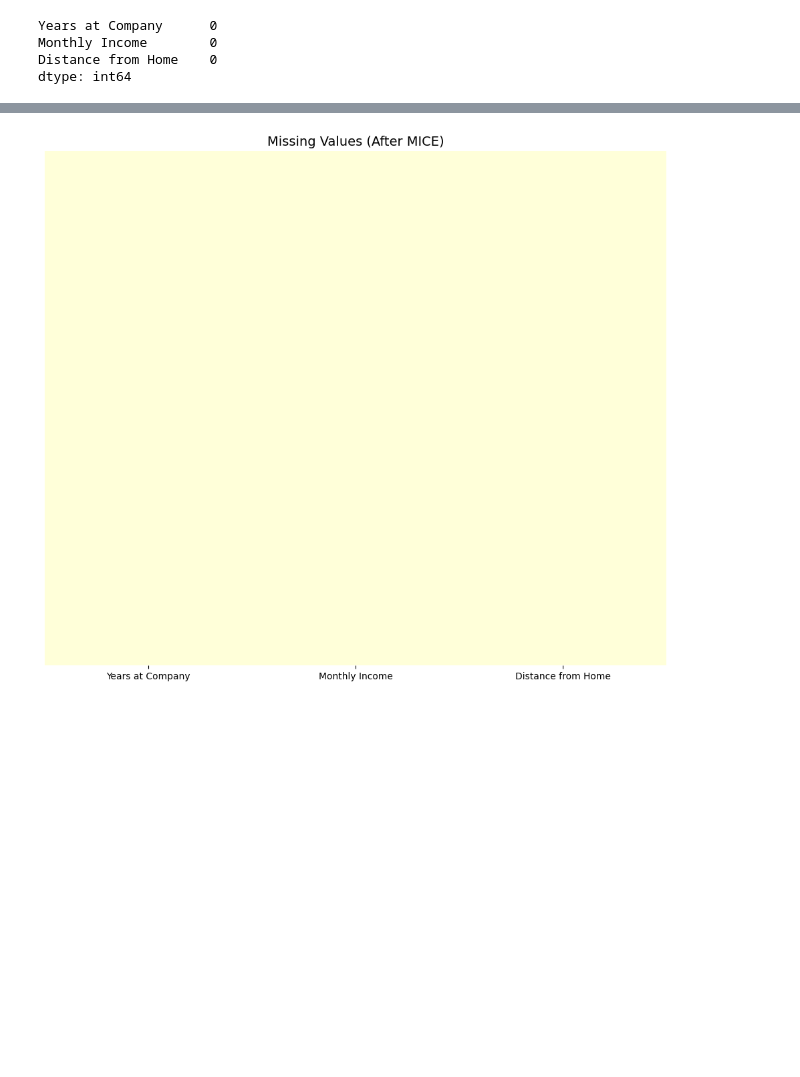
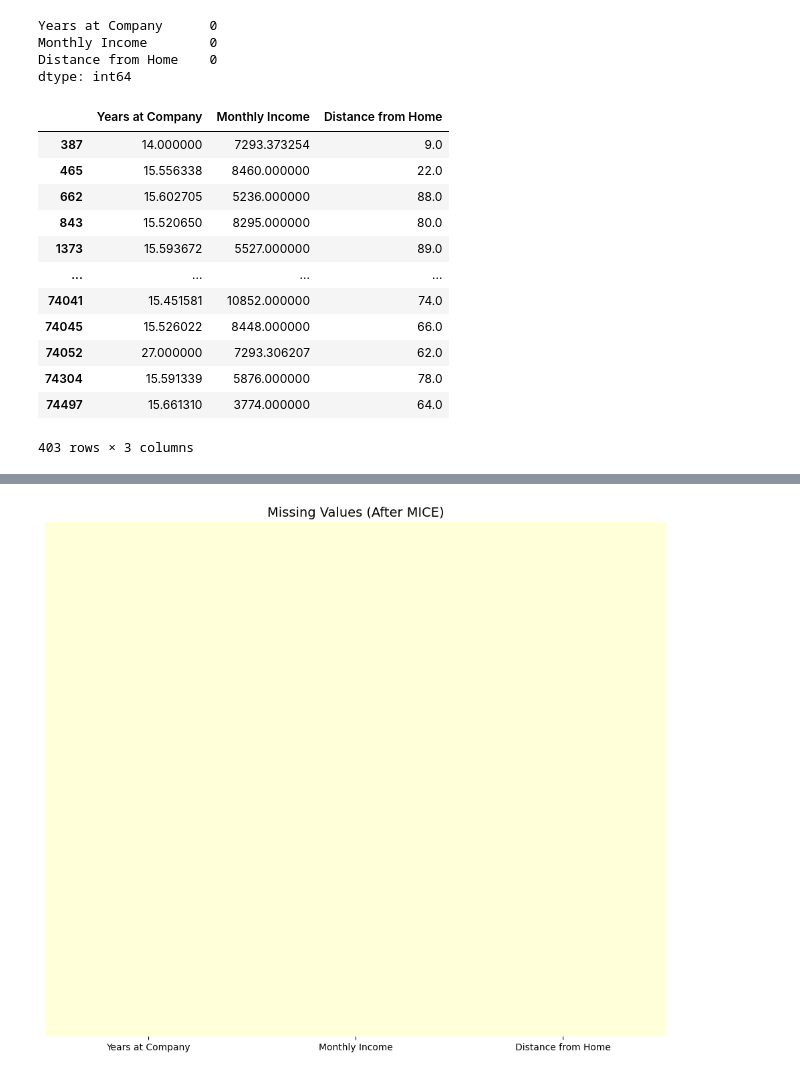
Before and after one commit to KfirTayar/Employee_Attrition_Analysis, a Jupyter notebook: notebooks/Employee_Attrition_Data_Cleansing.ipynb, the cells around one changed output, grey strips where cells are left out. Saved outputs shown, nothing was run; the diff lists cells and outputs as text; code cells hidden in the pictures; blank space fills up the shorter version.

```diff
--- a/notebooks/Employee_Attrition_Data_Cleansing.ipynb
+++ b/notebooks/Employee_Attrition_Data_Cleansing.ipynb
@@ -160,3 +167,20 @@ Years at Company      0
 Monthly Income        0
 Distance from Home    0
 dtype: int64
+# %%
+nan_rows_indices = con_df_clean[con_df_clean.isna().any(axis=1)].index  # Get indices of rows with NaN
+con_df_filled.loc[nan_rows_indices]  # Display the same rows in con_df_filled
+# %% [output]
+|  | Years at Company | Monthly Income | Distance from Home |
+| 387 | 14.000000 | 7293.373254 | 9.0 |
+| 465 | 15.556338 | 8460.000000 | 22.0 |
+| 662 | 15.602705 | 5236.000000 | 88.0 |
+| 843 | 15.520650 | 8295.000000 | 80.0 |
+| 1373 | 15.593672 | 5527.000000 | 89.0 |
+| ... | ... | ... | ... |
+| 74041 | 15.451581 | 10852.000000 | 74.0 |
+| 74045 | 15.526022 | 8448.000000 | 66.0 |
+| 74052 | 27.000000 | 7293.306207 | 62.0 |
+| 74304 | 15.591339 | 5876.000000 | 78.0 |
+| 74497 | 15.661310 | 3774.000000 | 64.0 |
+403 rows × 3 columns
```
Also changed, not shown: parts of 12 cells of this notebook, 19 other files.
